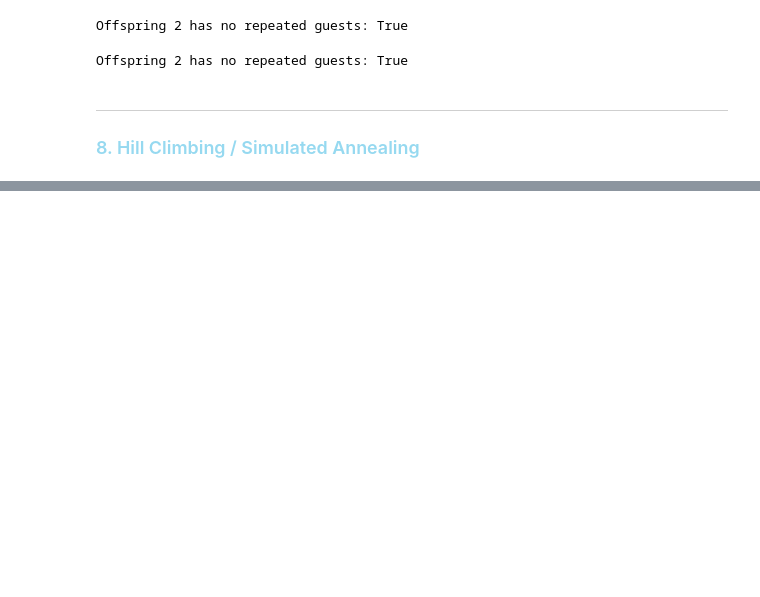
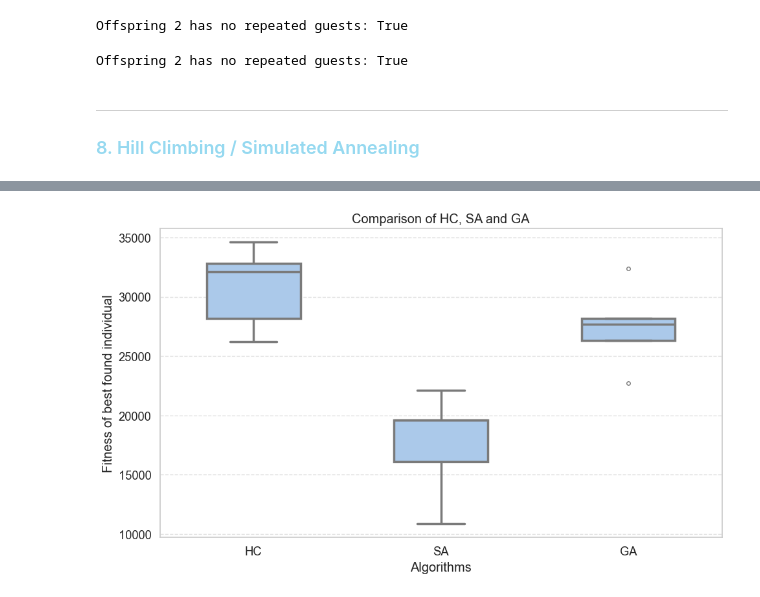
Before and after one commit to afonso1012/CIFO-Project, a Jupyter notebook: Project (HC and SA).ipynb, the cells around one changed output, grey strips where cells are left out. Drawn from its saved outputs; the diff is of its cells as text; code cells hidden in the pictures; blank space fills up the shorter version.

Commit message:
Plot GA, HC, SA

```diff
--- a/Project (HC and SA).ipynb
+++ b/Project (HC and SA).ipynb
@@ -1266,0 +1386,28 @@ Fitness: 49000.0
+# %%
+# Adicionar aos imports
+import seaborn as sns
+import matplotlib.pyplot as plt
+
+# Create a DataFrame in long format
+df = pd.DataFrame({
+    'value': hc_best_fitnesses + sa_best_fitnesses + ga_best_fitnesses,
+    'group': ['HC'] * len(hc_best_fitnesses) + ['SA'] * len(sa_best_fitnesses) + ['GA'] * len(ga_best_fitnesses)
+})
+
+# Set a beautiful theme
+sns.set_theme(style="whitegrid", palette="pastel", font_scale=1.2)
+
+# Create the plot
+plt.figure(figsize=(10, 6))
+ax = sns.boxplot(x='group', y='value', data=df, width=0.5, linewidth=2.5, fliersize=4)
+
+# Titles and labels
+plt.title('Comparison of HC, SA and GA')
+plt.xlabel('Algorithms')
+plt.ylabel('Fitness of best found individual')
+plt.grid(True, axis='y', linestyle='--', alpha=0.6)
+
+plt.tight_layout()
+plt.show()
+# %% [output]
+[figure, added]
```
Also changed, not shown: parts of 21 cells of this notebook.
